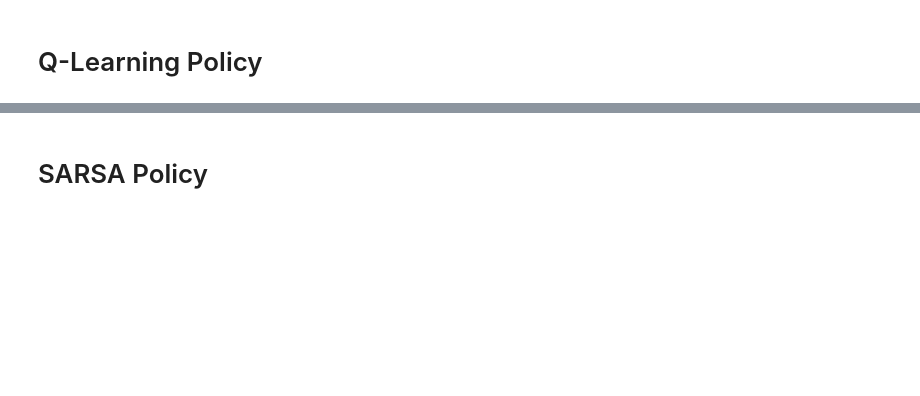
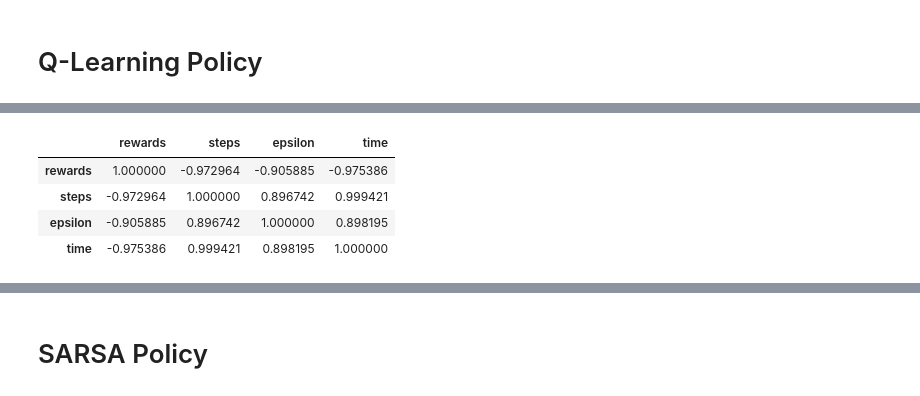
Before and after one commit to SeanMarcusJensen/ACIT4610_Portifolio_KMHS, a Jupyter notebook: problem_4/main.ipynb, the cells around one changed output, grey strips where cells are left out. Cells and saved outputs as stored; diff of their text form; code cells hidden in the pictures; blank space fills up the shorter version.

```diff
--- a/problem_4/main.ipynb
+++ b/problem_4/main.ipynb
@@ -286,3 +278,11 @@ metrics['basic'].describe()
+# %%
+metrics['basic'].corr()
+# %% [output]
+|  | rewards | steps | epsilon | time |
+| rewards | 1.000000 | -0.972964 | -0.905885 | -0.975386 |
+| steps | -0.972964 | 1.000000 | 0.896742 | 0.999421 |
+| epsilon | -0.905885 | 0.896742 | 1.000000 | 0.898195 |
+| time | -0.975386 | 0.999421 | 0.898195 | 1.000000 |
 # %%
 metrics.plot_metric('basic')
 # %% [output]
```
Also changed, not shown: parts of 37 cells of this notebook, 24 other files.
